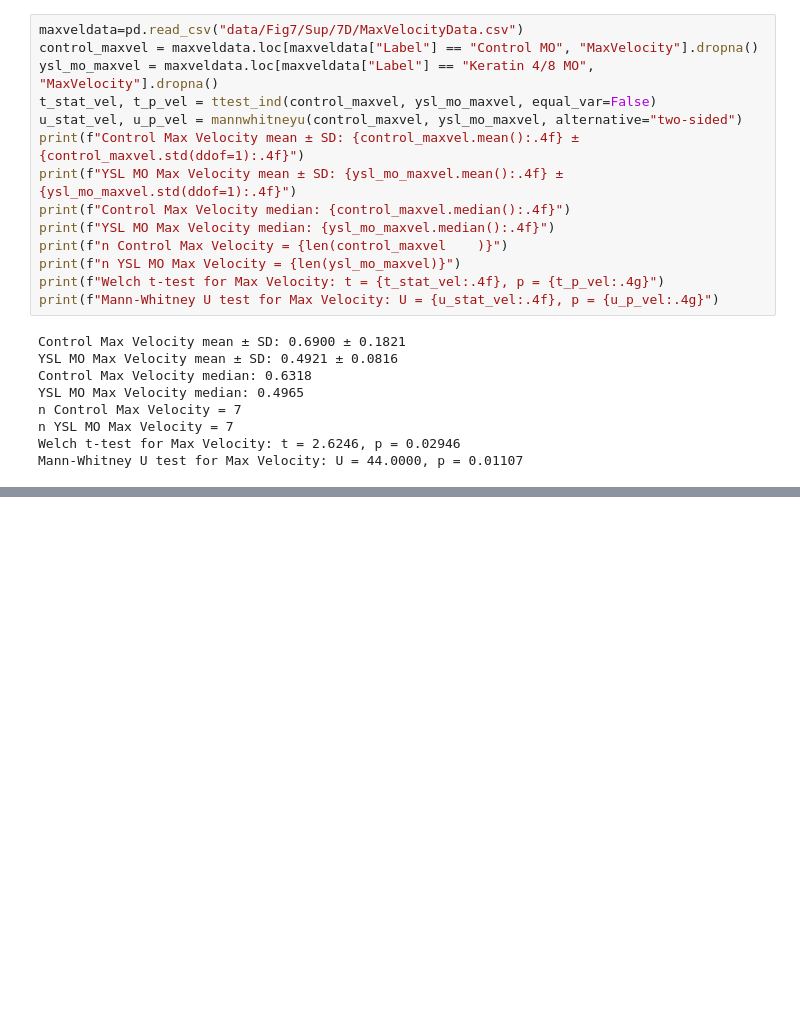
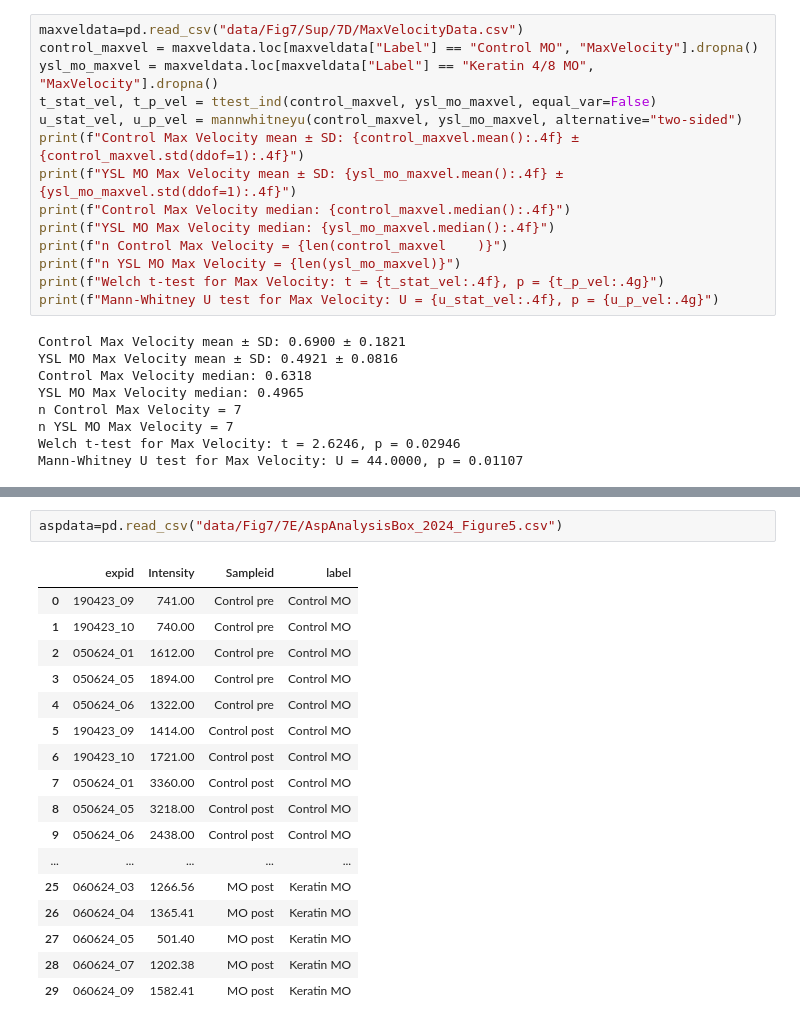
Before and after one commit to Suyash-Naik/2026-Keratinepithlialspreadingcoordinate-Data, a Jupyter notebook: notebooks/Statstesting_allFigures.ipynb, the cells around one changed output, grey strips where cells are left out. Cells and saved outputs as stored; diff of their text form; blank space fills up the shorter version.

Commit message:
Alignement data stats

```diff
--- a/notebooks/Statstesting_allFigures.ipynb
+++ b/notebooks/Statstesting_allFigures.ipynb
@@ -655,0 +679,20 @@ Mann-Whitney U test for Max Velocity: U = 44.0000, p = 0.01107
+# %%
+aspdata=pd.read_csv("data/Fig7/7E/AspAnalysisBox_2024_Figure5.csv")
+# %% [output]
+|  | expid | Intensity | Sampleid | label |
+| 0 | 190423_09 | 741.00 | Control pre | Control MO |
+| 1 | 190423_10 | 740.00 | Control pre | Control MO |
+| 2 | 050624_01 | 1612.00 | Control pre | Control MO |
+| 3 | 050624_05 | 1894.00 | Control pre | Control MO |
+| 4 | 050624_06 | 1322.00 | Control pre | Control MO |
+| 5 | 190423_09 | 1414.00 | Control post | Control MO |
+| 6 | 190423_10 | 1721.00 | Control post | Control MO |
+| 7 | 050624_01 | 3360.00 | Control post | Control MO |
+| 8 | 050624_05 | 3218.00 | Control post | Control MO |
+| 9 | 050624_06 | 2438.00 | Control post | Control MO |
+| ... | ... | ... | ... | ... |
+| 25 | 060624_03 | 1266.56 | MO post | Keratin MO |
+| 26 | 060624_04 | 1365.41 | MO post | Keratin MO |
+| 27 | 060624_05 | 501.40 | MO post | Keratin MO |
+| 28 | 060624_07 | 1202.38 | MO post | Keratin MO |
+| 29 | 060624_09 | 1582.41 | MO post | Keratin MO |
```
Also changed, not shown: parts of 1 cell of this notebook.
